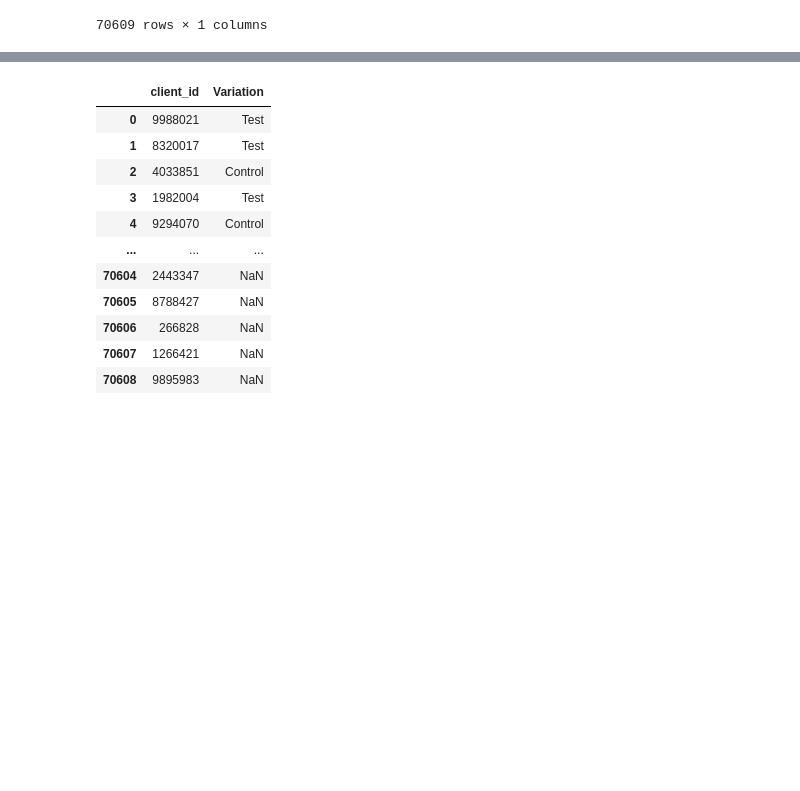
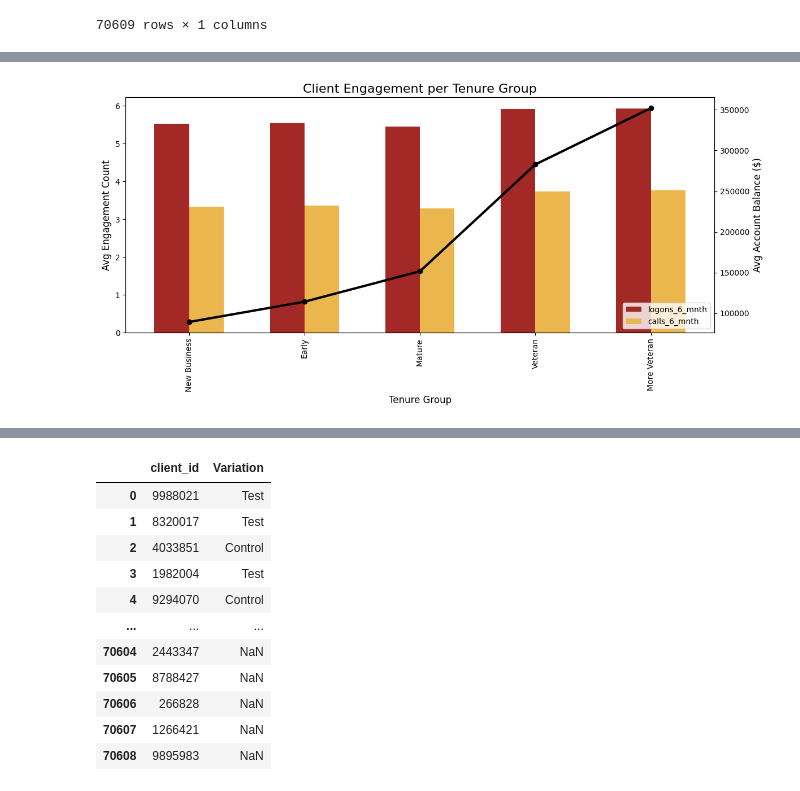
Before and after one commit to Ou-Hai/vanguard-ab-test, a Jupyter notebook: notebooks/Notebook_Ako.ipynb, the cells around one changed output, grey strips where cells are left out. Cells and saved outputs as stored; diff of their text form; code cells hidden in the pictures; blank space fills up the shorter version.

```diff
--- a/notebooks/Notebook_Ako.ipynb
+++ b/notebooks/Notebook_Ako.ipynb
@@ -47,0 +47,6 @@ display (demo_df)
+# %%
+#Splitting up Tenure (in years) to 5 groups (according to insurance company standard + this dataframe itself)
+tenure_bins = [0, 5, 10, 20, 40, 62]
+tenure_labels = ['New Business', 'Early', 'Mature', 'Veteran', 'More Veteran']
+demo_df['Tenure_Group'] = pd.cut(demo_df['clnt_tenure_yr'], bins=tenure_bins, labels=tenure_labels)
+demo_df['Tenure_Group'].value_counts()
@@ -47,0 +61,9 @@ display (demo_df)
+# %%
+# Group by your new bins and look at the mean for each metric
+tenure_summary = demo_df.groupby('Tenure_Group', observed=False).agg({
+    'calls_6_mnth': 'mean',
+    'logons_6_mnth': 'mean',
+    'bal': 'mean'
+}).round(2)
+
+print(tenure_summary)
@@ -47,0 +94,22 @@ display (demo_df)
+# %%
+#Clients' General Engagement Data before A/B Testing was conducted, more tenure there is, more phone calls and logons per 6 months
+ordered_labels = ['New Business', 'Early', 'Mature', 'Veteran', 'More Veteran']
+tenure_summary = tenure_summary.reindex(ordered_labels)
+
+fig, ax1 = plt.subplots(figsize=(12, 6))
+
+tenure_summary[['logons_6_mnth', 'calls_6_mnth']].plot(kind='bar', ax=ax1, color=['#a32927', '#eab64d'], width=0.6)
+ax1.set_ylabel('Avg Engagement Count', fontsize=12)
+ax1.set_xlabel('Tenure Group', fontsize=12)
+ax1.legend(loc='lower right')
+
+ax2 = ax1.twinx()
+ax2.plot(tenure_summary.index, tenure_summary['bal'], color='black', marker='o', linewidth=3, label='Avg Balance ($)')
+ax2.set_ylabel('Avg Account Balance ($)', color='black', fontsize=12)
+ax2.tick_params(axis='y', labelcolor='black')
+
+plt.title('Client Engagement per Tenure Group', fontsize=16)
+fig.tight_layout()
+plt.show()
+# %% [output]
+[figure, added]
```
Also changed, not shown: parts of 38 cells of this notebook.
